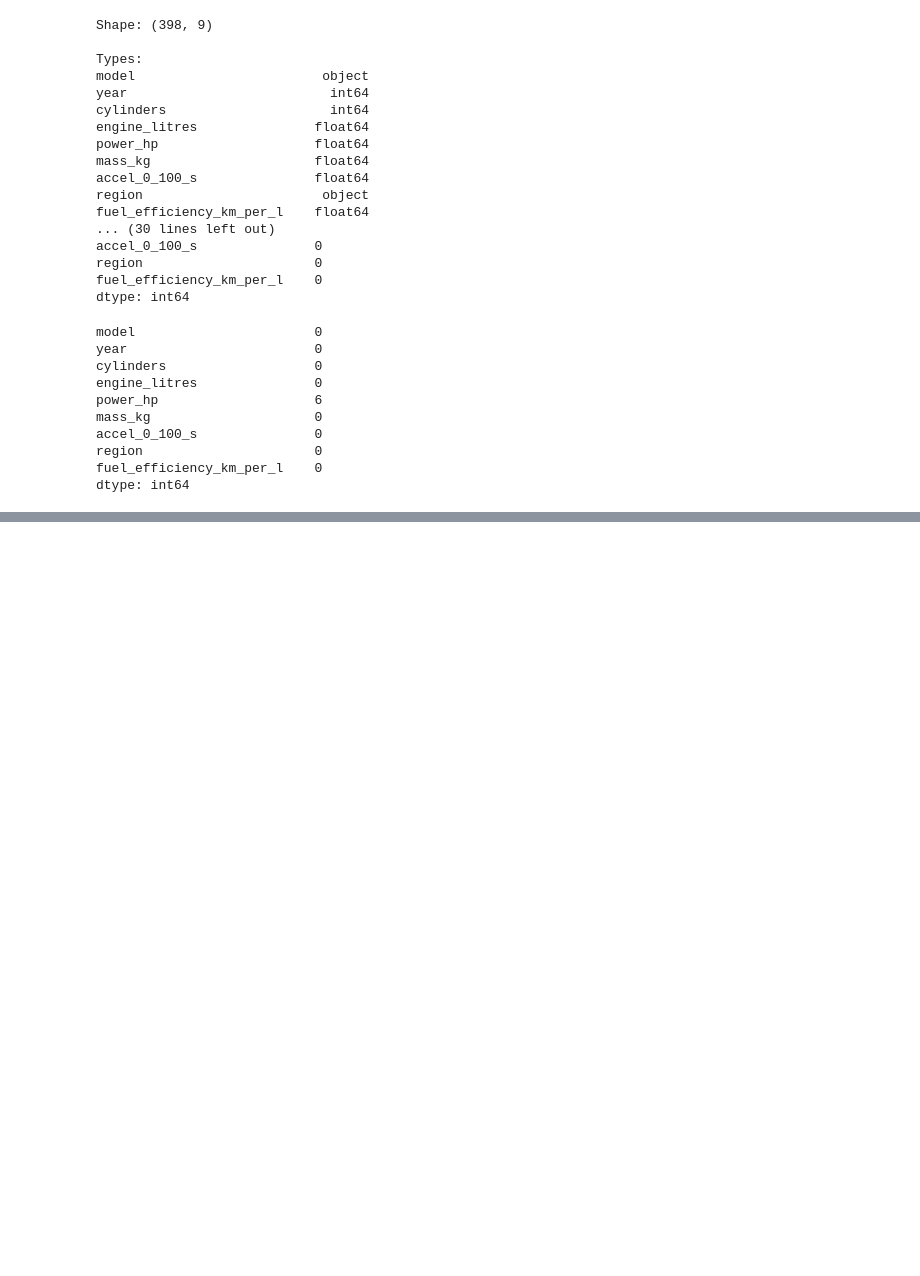
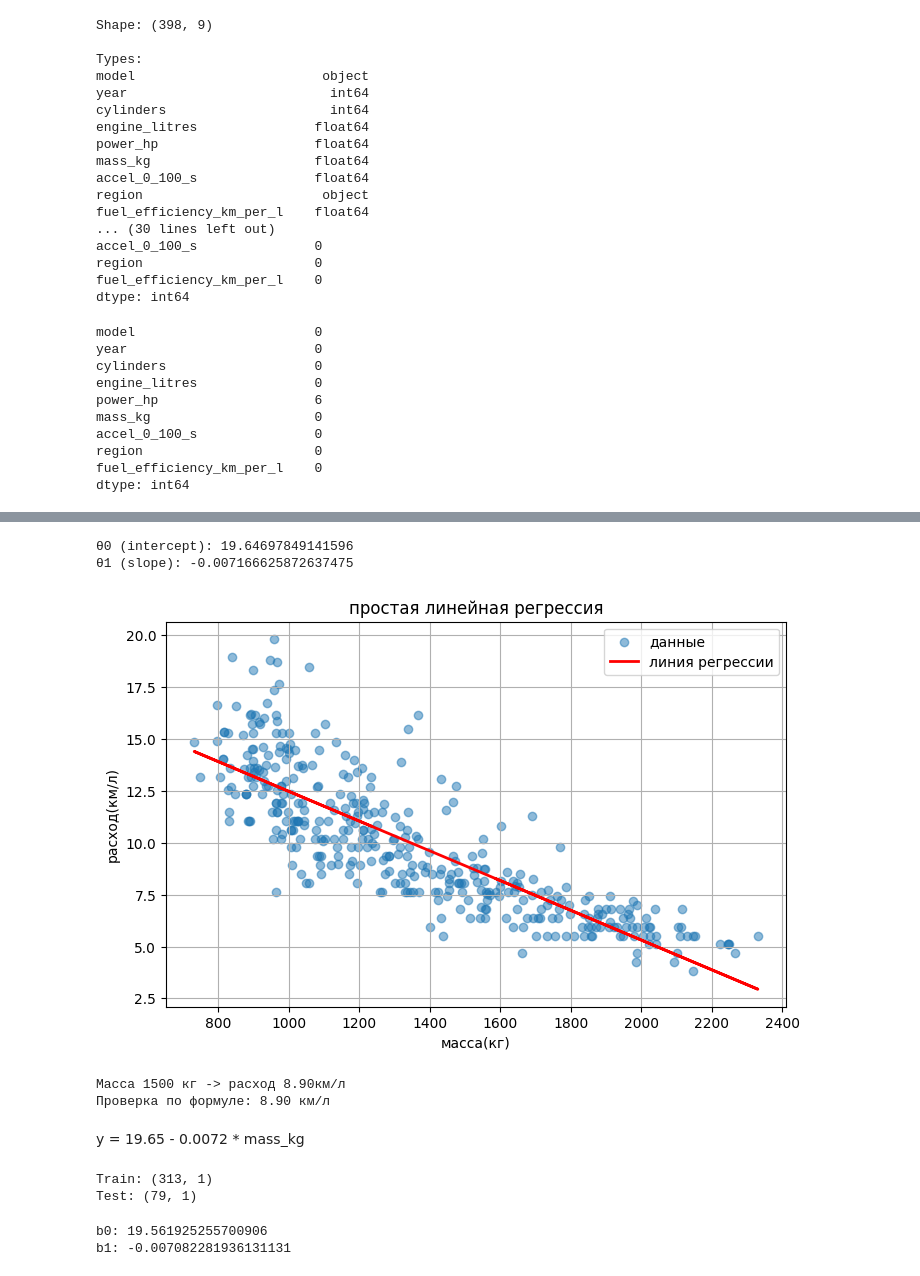
Before and after one commit to Meyrim1/ml_course, a Jupyter notebook: labka1.ipynb, the cells around one changed output, grey strips where cells are left out. Cells and saved outputs as stored; diff of their text form; code cells hidden in the pictures; blank space fills up the shorter version.

Commit message:
Steps 4-6: evaluation, multiple regression, polynomial regression

```diff
--- a/labka1.ipynb
+++ b/labka1.ipynb
@@ -47,0 +81,59 @@ df=df.dropna()
+# %%
+from sklearn.linear_model import LinearRegression
+
+model = LinearRegression()
+model.fit(X, Y)
+
+print("θ0 (intercept):", model.intercept_)
+print("θ1 (slope):", model.coef_[0])
+# %% [output]
+θ0 (intercept): 19.64697849141596
+θ1 (slope): -0.007166625872637475
+# %%
+plt.figure(figsize=(8,5))
+plt.scatter(X, Y, alpha=0.5, label="данные")
+plt.plot(X, model.predict(X), color='red', linewidth=2, label="линия регрессии")
+plt.xlabel("масса(кг)")
+plt.ylabel("расход(км/л)")
+plt.title("простая линейная регрессия")
+plt.legend()
+plt.grid(True)
+plt.show()
+# %% [output]
+[figure, added]
+# %%
+new_value = 1500
+prediction = model.predict([[new_value]])[0]
+print(f"Масса {new_value} кг -> расход {prediction:.2f}км/л")
+
+manual = model.intercept_ + model.coef_[0] * new_value
+print(f"Проверка по формуле: {manual:.2f} км/л")
+# %% [output]
+Масса 1500 кг -> расход 8.90км/л
+Проверка по формуле: 8.90 км/л
+# %% [markdown]
+y = 19.65 - 0.0072 * mass_kg
+# %%
+from sklearn.model_selection import train_test_split
+
+X = df[['mass_kg']]
+Y = df["fuel_efficiency_km_per_l"]
+
+X_train, X_test, Y_train, Y_test = train_test_split(X, Y, test_size=0.2, random_state=3039)
+
+print("Train:", X_train.shape)
+print("Test:", X_test.shape)
+# %% [output]
+Train: (313, 1)
+Test: (79, 1)
+# %%
+from sklearn.linear_model import LinearRegression
+
+model = LinearRegression()
+model.fit(X_train, Y_train)
+
+print("b0:", model.intercept_)
+print("b1:", model.coef_[0])
+# %% [output]
+b0: 19.561925255700906
+b1: -0.007082281936131131
```
Also changed, not shown: parts of 15 cells of this notebook.
